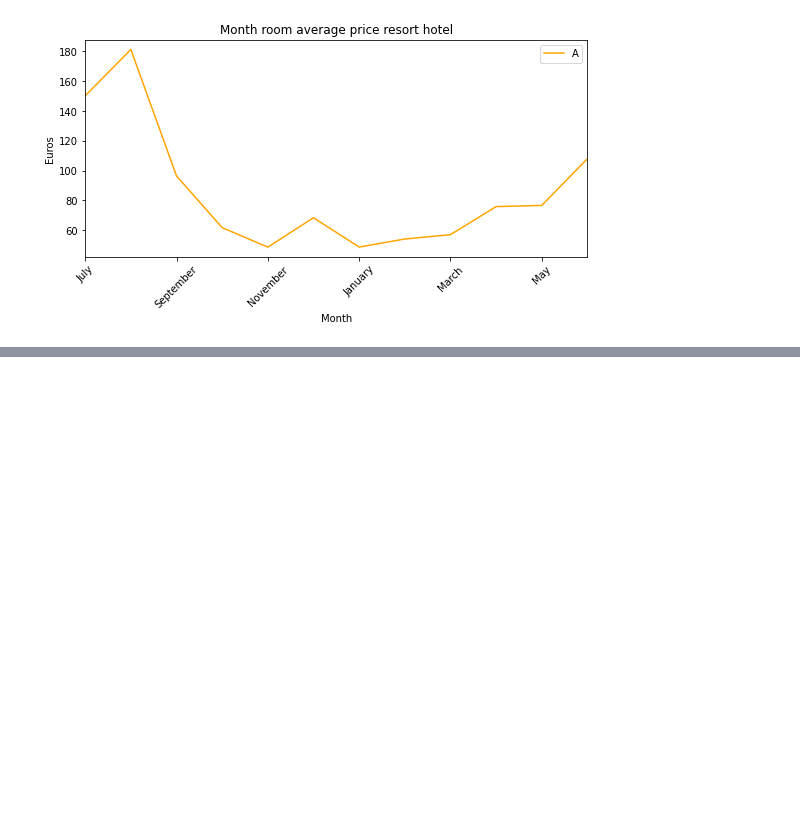
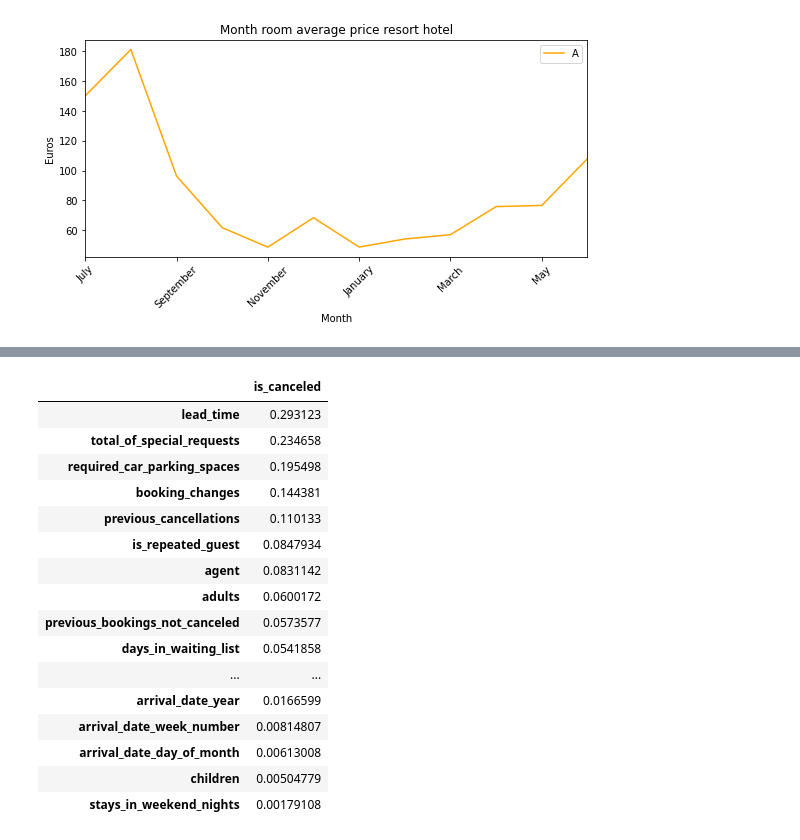
Before and after one commit to gonzalo71/TestGit, a Jupyter notebook: booking_demand.ipynb, the cells around one changed output, grey strips where cells are left out. Cells and saved outputs as stored; diff of their text form; code cells hidden in the pictures; blank space fills up the shorter version.

```diff
--- a/booking_demand.ipynb
+++ b/booking_demand.ipynb
@@ -260,0 +311,21 @@ list(month["arrival_date_month"])
+# %%
+# predicting cancelations (using abs() to get absolute numeric values, and [1:] for not show is_canceled)
+df_hotel.corr()[["is_canceled"]].abs().sort_values(by="is_canceled", ascending=False)[1:].style.background_gradient(cmap='viridis')
+# %% [output]
+|  | is_canceled |
+| lead_time | 0.293123 |
+| total_of_special_requests | 0.234658 |
+| required_car_parking_spaces | 0.195498 |
+| booking_changes | 0.144381 |
+| previous_cancellations | 0.110133 |
+| is_repeated_guest | 0.0847934 |
+| agent | 0.0831142 |
+| adults | 0.0600172 |
+| previous_bookings_not_canceled | 0.0573577 |
+| days_in_waiting_list | 0.0541858 |
+| ... | ... |
+| arrival_date_year | 0.0166599 |
+| arrival_date_week_number | 0.00814807 |
+| arrival_date_day_of_month | 0.00613008 |
+| children | 0.00504779 |
+| stays_in_weekend_nights | 0.00179108 |
```
Also changed, not shown: parts of 18 cells of this notebook.
